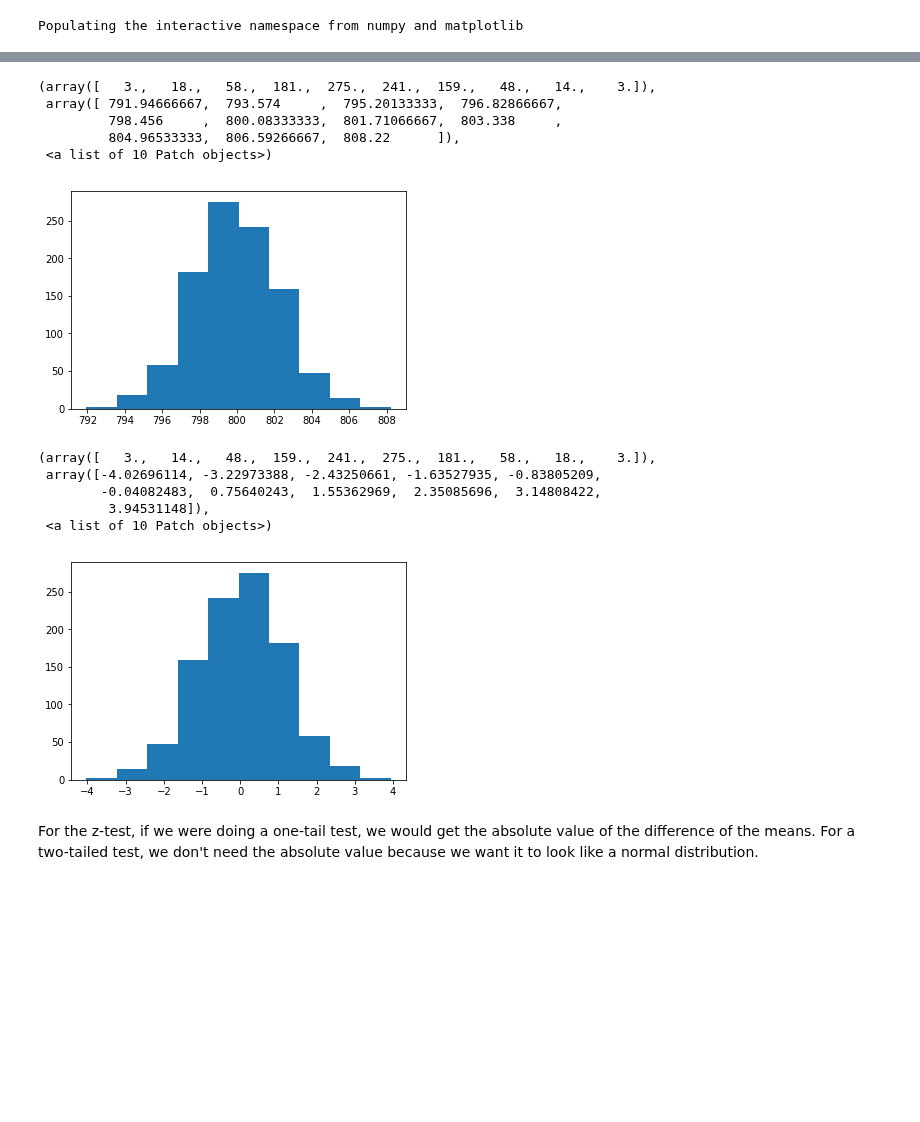
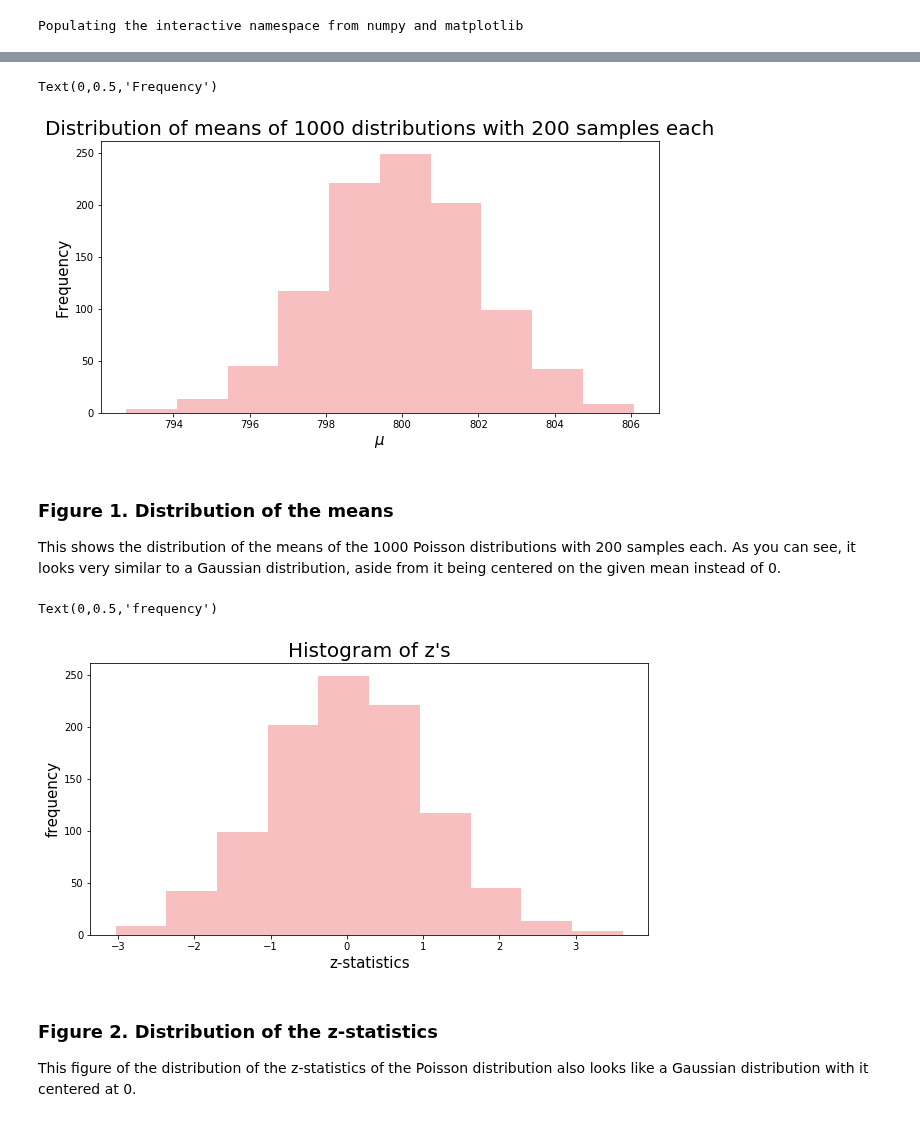
Before and after one commit to qiuyliu/PUI2017_uc288, a Jupyter notebook: HW5_uc288/Assignment1_uc288.ipynb, the cells around one changed output, grey strips where cells are left out. Cells and saved outputs as stored; diff of their text form; code cells hidden in the pictures; blank space fills up the shorter version.

```diff
--- a/HW5_uc288/Assignment1_uc288.ipynb
+++ b/HW5_uc288/Assignment1_uc288.ipynb
@@ -14,13 +28,13 @@ np.random.seed(999)
 # %%
 # decision about population
 mymean = 800.
-mystdev = 25.
-Nsamples = 150
+mystdev = np.sqrt(mymean)
+Nsamples = 200
 Nit = 1000
 
 myDmean = np.zeros(Nit)
 
 for i in range(Nit):
-    mydist = sp.stats.poisson.rvs(mu=mymean, size=Nsamples)
+    mydist = np.random.poisson(lam=mymean, size=Nsamples)
     myDmean[i] = mydist.mean()
 # %% [markdown]
@@ -52,10 +42,14 @@ array([ 802.06666667,  795.62666667,  799.46      ,  800.01333333,
-# %%
-pl.hist(myDmean)
-# %% [output]
-(array([   3.,   18.,   58.,  181.,  275.,  241.,  159.,   48.,   14.,    3.]),
- array([ 791.94666667,  793.574     ,  795.20133333,  796.82866667,
-         798.456     ,  800.08333333,  801.71066667,  803.338     ,
-         804.96533333,  806.59266667,  808.22      ]),
- <a list of 10 Patch objects>)
-[figure, removed]
+# %%
+fig = pl.figure(figsize=(10,5))
+ax = fig.add_subplot(111)
+ax.hist(myDmean, color='lightcoral', alpha=0.5)
+ax.set_title("Distribution of means of 1000 distributions with 200 samples each", fontsize=20)
+ax.set_xlabel("$\mu$", fontsize=15)
+ax.set_ylabel("Frequency", fontsize=15)
+# %% [output]
+Text(0,0.5,'Frequency')
+[figure, added]
+# %% [markdown]
+### Figure 1. Distribution of the means
+This shows the distribution of the means of the 1000 Poisson distributions with 200 samples each. As you can see, it looks very similar to a Gaussian distribution, aside from it being centered on the given mean instead of 0.
 # %%
@@ -63,12 +57,13 @@ zs = (mymean - myDmean) * np.sqrt(Nsamples) / mystdev
-# %%
-pl.hist(zs)
-# %% [output]
-(array([   3.,   14.,   48.,  159.,  241.,  275.,  181.,   58.,   18.,    3.]),
- array([-4.02696114, -3.22973388, -2.43250661, -1.63527935, -0.83805209,
-        -0.04082483,  0.75640243,  1.55362969,  2.35085696,  3.14808422,
-         3.94531148]),
- <a list of 10 Patch objects>)
-[figure, removed]
-# %% [markdown]
-For the z-test, if we were doing a one-tail test, we would get the absolute value of the difference of the means.
-For a two-tailed test, we don't need the absolute value because we want it to look like a normal distribution.
+# %%
+fig = pl.figure(figsize=(10,5))
+ax = fig.add_subplot(111)
+ax.hist(zs, color='lightcoral', alpha=0.5)
+ax.set_title("Histogram of z's", fontsize=20)
+ax.set_xlabel("z-statistics", fontsize=15)
+ax.set_ylabel("frequency", fontsize=15)
+# %% [output]
+Text(0,0.5,'frequency')
+[figure, added]
+# %% [markdown]
+### Figure 2. Distribution of the z-statistics
+This figure of the distribution of the z-statistics of the Poisson distribution also looks like a Gaussian distribution with it centered at 0.
```
Also changed, not shown: parts of 24 cells of this notebook, 1 other file.
